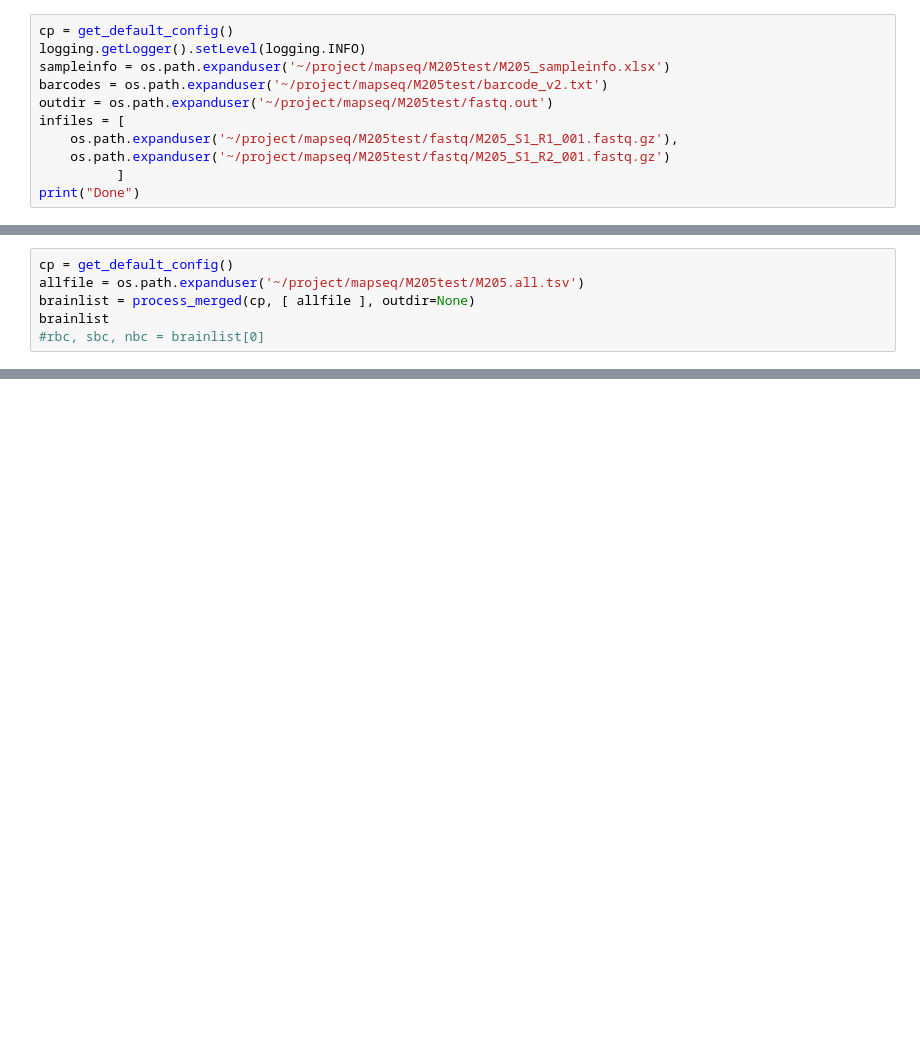
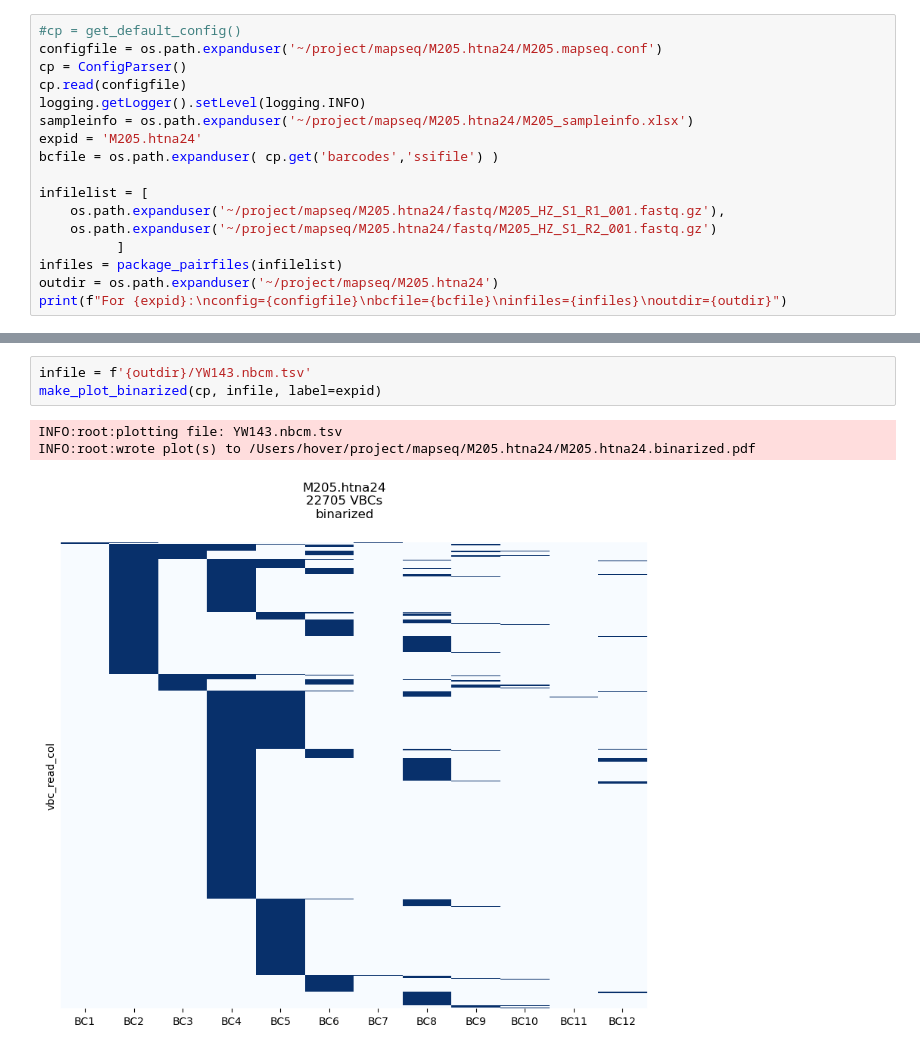
Before and after one commit to ZadorLaboratory/mapseq-processing, a Jupyter notebook: notebooks/MAPseqProcessing.ipynb, the cells around one changed output, grey strips where cells are left out. Saved outputs shown, nothing was run; the diff lists cells and outputs as text; blank space fills up the shorter version.

```diff
--- a/notebooks/MAPseqProcessing.ipynb
+++ b/notebooks/MAPseqProcessing.ipynb
@@ -36,12 +39,18 @@ We need to provide paths to the two fastq read files (either fastq or fastq.gz),
 # %%
-cp = get_default_config()
+#cp = get_default_config()
+configfile = os.path.expanduser('~/project/mapseq/M205.htna24/M205.mapseq.conf')
+cp = ConfigParser()
+cp.read(configfile)
 logging.getLogger().setLevel(logging.INFO)
-sampleinfo = os.path.expanduser('~/project/mapseq/M205test/M205_sampleinfo.xlsx')
-barcodes = os.path.expanduser('~/project/mapseq/M205test/barcode_v2.txt')
-outdir = os.path.expanduser('~/project/mapseq/M205test/fastq.out')
-infiles = [
-    os.path.expanduser('~/project/mapseq/M205test/fastq/M205_S1_R1_001.fastq.gz'),
-    os.path.expanduser('~/project/mapseq/M205test/fastq/M205_S1_R2_001.fastq.gz')
+sampleinfo = os.path.expanduser('~/project/mapseq/M205.htna24/M205_sampleinfo.xlsx')
+expid = 'M205.htna24'
+bcfile = os.path.expanduser( cp.get('barcodes','ssifile') )
+
+infilelist = [
+    os.path.expanduser('~/project/mapseq/M205.htna24/fastq/M205_HZ_S1_R1_001.fastq.gz'),
+    os.path.expanduser('~/project/mapseq/M205.htna24/fastq/M205_HZ_S1_R2_001.fastq.gz')
           ]
-print("Done")
+infiles = package_pairfiles(infilelist)
+outdir = os.path.expanduser('~/project/mapseq/M205.htna24')
+print(f"For {expid}:\nconfig={configfile}\nbcfile={bcfile}\ninfiles={infiles}\noutdir={outdir}")
 # %% [output]
@@ -334,6 +252,0 @@ BC4
-# %%
-cp = get_default_config()
-allfile = os.path.expanduser('~/project/mapseq/M205test/M205.all.tsv')
-brainlist = process_merged(cp, [ allfile ], outdir=None)
-brainlist
-#rbc, sbc, nbc = brainlist[0]
@@ -364,0 +299,7 @@ NameError: name 'rbc' is not defined
+# %%
+infile = f'{outdir}/YW143.nbcm.tsv'
+make_plot_binarized(cp, infile, label=expid)
+# %% [output]
+INFO:root:plotting file: YW143.nbcm.tsv
+INFO:root:wrote plot(s) to /Users/hover/project/mapseq/M205.htna24/M205.htna24.binarized.pdf
+[figure, added]
```
Also changed, not shown: parts of 27 cells of this notebook, 2 other files.
